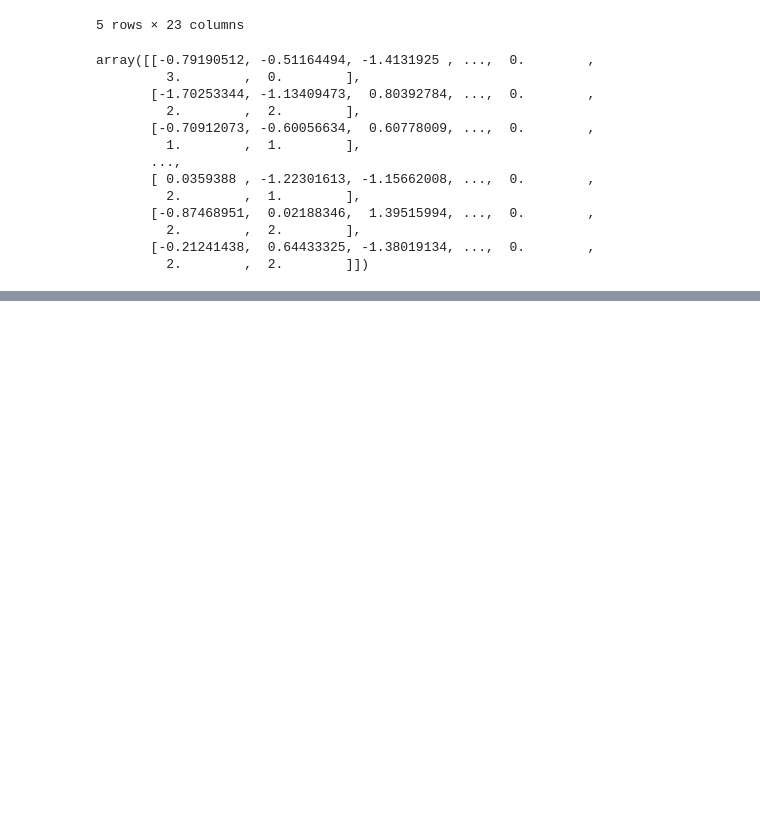
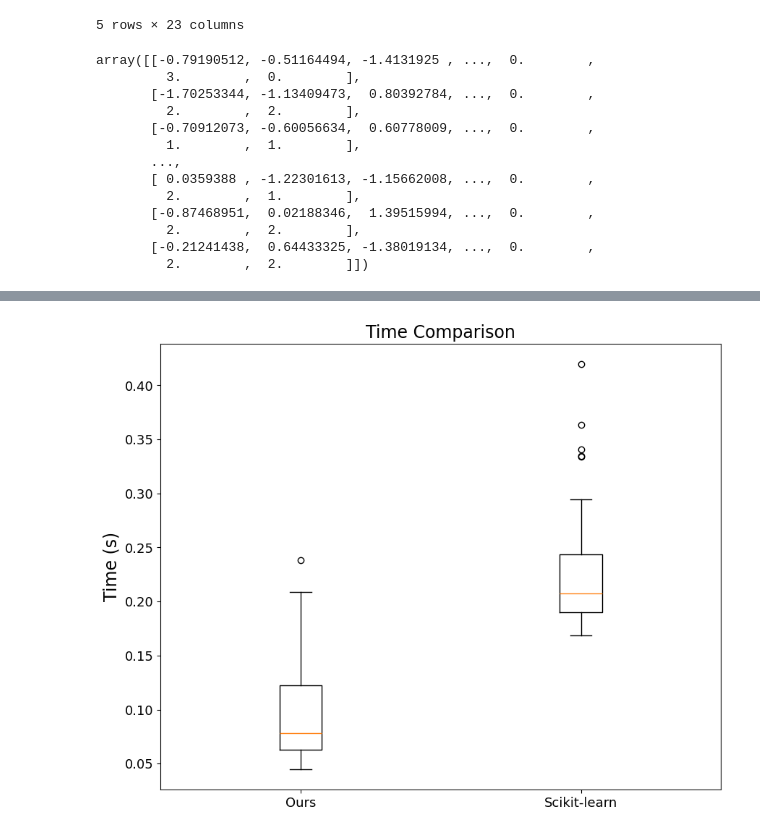
Before and after one commit to Bunrealbo/optimization-advange, a Jupyter notebook: nbs/Comparision.ipynb, the cells around one changed output, grey strips where cells are left out. Cells and saved outputs as stored; diff of their text form; code cells hidden in the pictures; blank space fills up the shorter version.

Commit message:
upload comparison nb

```diff
--- a/nbs/Comparision.ipynb
+++ b/nbs/Comparision.ipynb
@@ -66,18 +78,18 @@ array([[-0.79190512, -0.51164494, -1.4131925 , ...,  0.        ,
 from base import (
     LogisticRegressionGD,
     LogisticRegressionBatchGD,
-    LogisticRegressionPA,
+    LogisticRegressionAcceleration,
     LogisticRegressionNewton,
     LogisticRegressionBFGS,
     LogisticRegressionAdam
 )
 
 num_interations = 200
-regularization = "l2"
+regularization = "None"
 lambda_ = 1
 
 base_gd = LogisticRegressionGD(
-    learning_rate=0.1,
+    learning_rate=0.4,
     num_iterations=num_interations,
     regularization=regularization,
     lambda_=lambda_,
@@ -86,7 +98,7 @@ base_gd = LogisticRegressionGD(
 )
 
 sgd = LogisticRegressionBatchGD(
-    learning_rate=0.1,
+    learning_rate=0.001,
     num_iterations=num_interations,
     regularization=regularization,
     lambda_=lambda_,
@@ -96,17 +108,17 @@ sgd = LogisticRegressionBatchGD(
 )
 
 minibatch_gd = LogisticRegressionBatchGD(
-    learning_rate=0.1,
+    learning_rate=0.01,
     num_iterations=num_interations,
     regularization=regularization,
     lambda_=lambda_,
     fit_intercept=True,
     log=True,
-    batch_size=32,
+    batch_size=256,
 )
 
-pa = LogisticRegressionPA(
-    learning_rate=0.1,
+pa = LogisticRegressionAcceleration(
+    learning_rate=0.4,
     num_iterations=num_interations,
     regularization=regularization,
     lambda_=lambda_,
@@ -115,7 +127,7 @@ pa = LogisticRegressionPA(
 )
 
 newton = LogisticRegressionNewton(
-    learning_rate=0.5,
+    learning_rate=1.5,
     num_iterations=num_interations,
     regularization=regularization,
     lambda_=lambda_,
@@ -124,7 +136,7 @@ newton = LogisticRegressionNewton(
 )
 
 bfgs = LogisticRegressionBFGS(
-    learning_rate=0.1,
+    learning_rate=0.8,
     num_iterations=num_interations,
     regularization=regularization,
     lambda_=lambda_,
@@ -143,7 +155,7 @@ adam = LogisticRegressionAdam(
 
 models = [
     base_gd,
-    # sgd,
+    sgd,
     minibatch_gd,
     pa,
     newton,
@@ -153,8 +165,8 @@ models = [
 
 names = [
     "GD",
-    # "SGD",
-    "Mini-batch GD (32)",
+    "SGD",
+    "Mini-batch GD (256)",
     "Accelerated GD",
     "Newton",
     "BFGS",
@@ -428,0 +410,20 @@ myLinkedList.head.val, myLinkedList.head.next
+# %%
+from matplotlib import pyplot as plt
+
+# Plot boxplot
+fig, ax = plt.subplots(figsize=(10, 8))
+
+ax.boxplot(times.values())
+ax.set_xticklabels(times.keys())
+ax.set_title("Time Comparison", fontsize=fontsize)
+ax.set_ylabel("Time (s)", fontsize=fontsize)
+ax.tick_params(axis='x', labelsize=fontsize - offset)
+ax.tick_params(axis='y', labelsize=fontsize - offset)
+
+# Save image
+file_path = f"{folder_path}/time_comparison.png"
+
+plt.savefig(file_path, format='png')
+plt.show()
+# %% [output]
+[figure, added]
```
Also changed, not shown: parts of 21 cells of this notebook.
